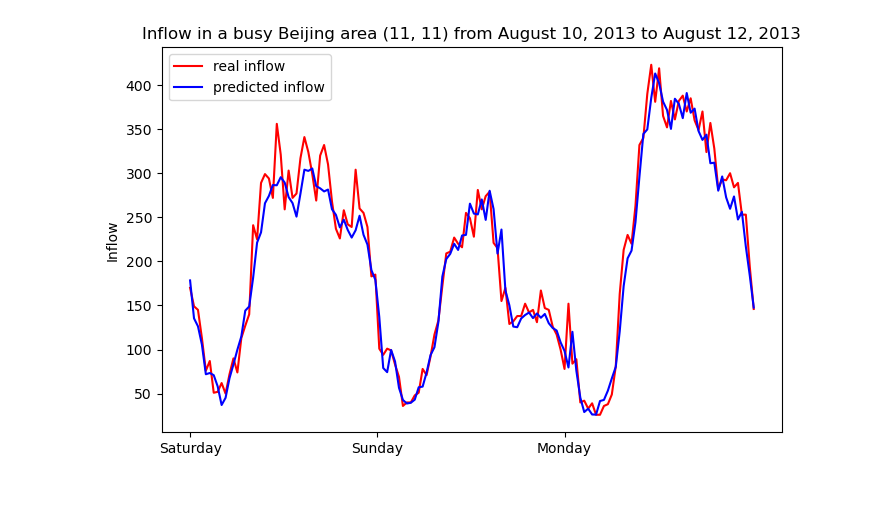
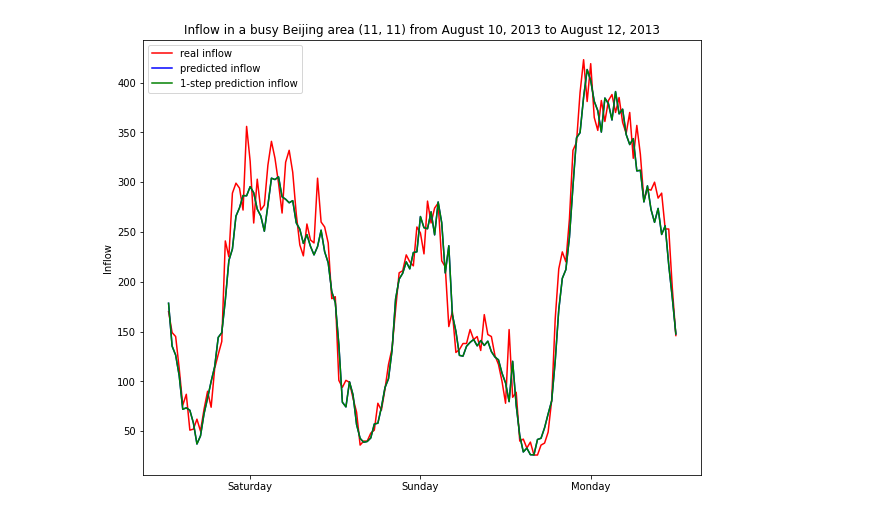
Before and after one commit to prabinrath/Traffic-Flow-Prediction, a Jupyter notebook: TaxiBJ_visualization.ipynb, the cells around one changed output. Saved outputs shown, nothing was run; the diff lists cells and outputs as text; code cells hidden in the pictures.

Commit message:
Added implementation for t step prediction
added the data for 1-step prediction. 2, 3, 4 to be done

```diff
--- a/TaxiBJ_visualization.ipynb
+++ b/TaxiBJ_visualization.ipynb
@@ -85,3 +85,11 @@ class STResnet(nn.Module):
         y = self.w_c*y_c + self.w_p*y_p + self.w_t*y_t
         y = self.tanh(y+y_e)
         return y
+
+modelpath = './checkpoints/TaxiBJ/k_fold_stresnet.pt'
+if not torch.cuda.is_available():
+    model = torch.load(modelpath, map_location=torch.device('cpu'))
+else:
+    model = torch.load(modelpath, map_location=torch.device('cuda'))
+    torch.cuda.get_device_name(0)
+model.eval();
@@ -87,0 +112,24 @@ class STResnet(nn.Module):
+# %%
+# t step ahead prediction calculate loss
+t = 1
+t_ = 1
+batch_size = 1
+test_loader = DataLoader(taxibj_dataset_test, batch_size=batch_size)
+loss_fun = torch.nn.MSELoss(reduction = 'sum')
+tstep_data = [None]*t
+replace = []  # stores t step ahead predictions for replacement
+tstep_loss = 0.0
+for i, (x_c, x_p, x_t, x_e, y) in enumerate(test_loader):
+  with torch.no_grad():
+    if t_ == 0:
+        x_c[0, -t*2:] = torch.vstack(replace) # replace the appropriate closeness with previous iterations' predictions data
+        y_pred_t = model(x_c, x_p, x_t, x_e) # make tstep prediction
+        tstep_data.append(y_pred_t)
+        loss = loss_fun(mmn.inverse_transform(y_pred_t), mmn.inverse_transform(y))
+        tstep_loss += loss.item()
+        replace.append(torch.squeeze(y_pred_t, 0)) # (1, 2, 32, 32) -> (2, 32, 32)
+        if len(replace) > t: del replace[0] # remove time that is more than past 2 hours ago (n_closeness=4)
+    else:
+        y_pred = model(x_c, x_p, x_t, x_e)
+        replace.append(torch.squeeze(y_pred, 0)) # (1, 2, 32, 32) -> (2, 32, 32)
+        t_ -= 1
@@ -115,8 +182 @@ in_flow = flow[start:end, 0, gridx, gridy]
-# %%
-modelpath = './checkpoints/TaxiBJ/k_fold_stresnet.pt'
-if not torch.cuda.is_available():
-    model = torch.load(modelpath, map_location=torch.device('cpu'))
-else:
-    model = torch.load(modelpath)
-model.eval();
 # %%
@@ -165,18 +217,19 @@ InteractiveShell.ast_node_interactivity = "last_expr"
 # %%
 # visualize data inflow comparison here
 import matplotlib.pyplot as plt
 
 fig = plt.figure()
 # fig.set_size_inches(6.4, 4.8) default
-fig.set_size_inches(8, 5)
+fig.set_size_inches(10, 8)
 t = np.linspace(1, 3*48, num=3*48)
 plt.plot(t, in_flow, label='real inflow', color='red')
 plt.plot(t, pred_in_flow, label='predicted inflow', color='blue')
+plt.plot(t, pred_in_flow, label='1-step prediction inflow', color='green')
 graphdays = [weekday for date, weekday in days[dateindex:dateindex+3]]
-plt.xticks(np.linspace(1, 2*48, num=3), graphdays)
+plt.xticks(np.linspace(24, 2*48+24, num=3), graphdays)
 plt.title(f'Inflow in a busy Beijing area ({gridx}, {gridy}) from August 10, 2013 to August 12, 2013')
 plt.ylabel('Inflow')
 plt.legend(loc='best')
 plt.show()
 # %% [output]
-[figure, old version]
+[figure, new version]
```
Also changed, not shown: parts of 7 cells of this notebook, 4 other files.
